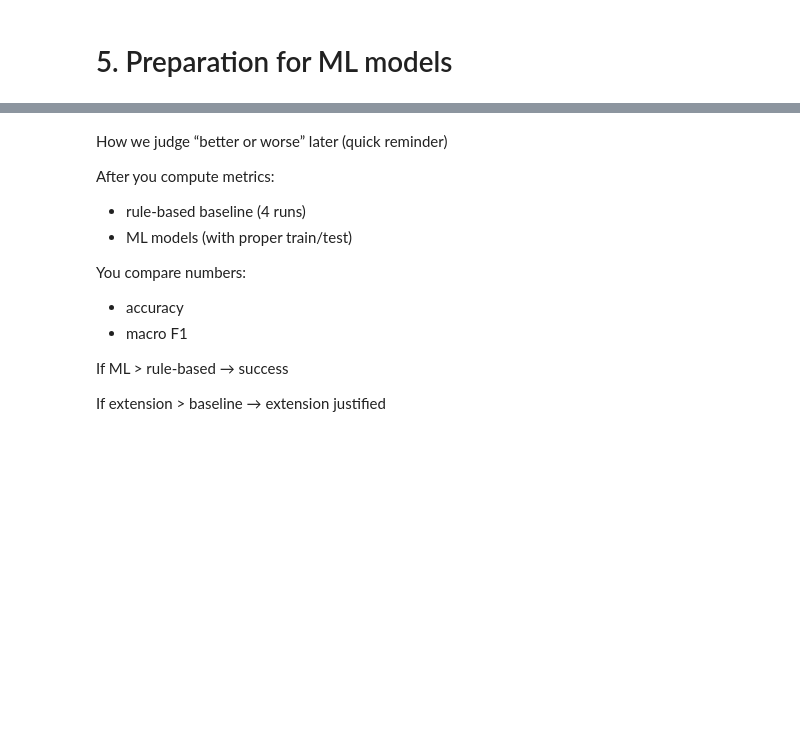
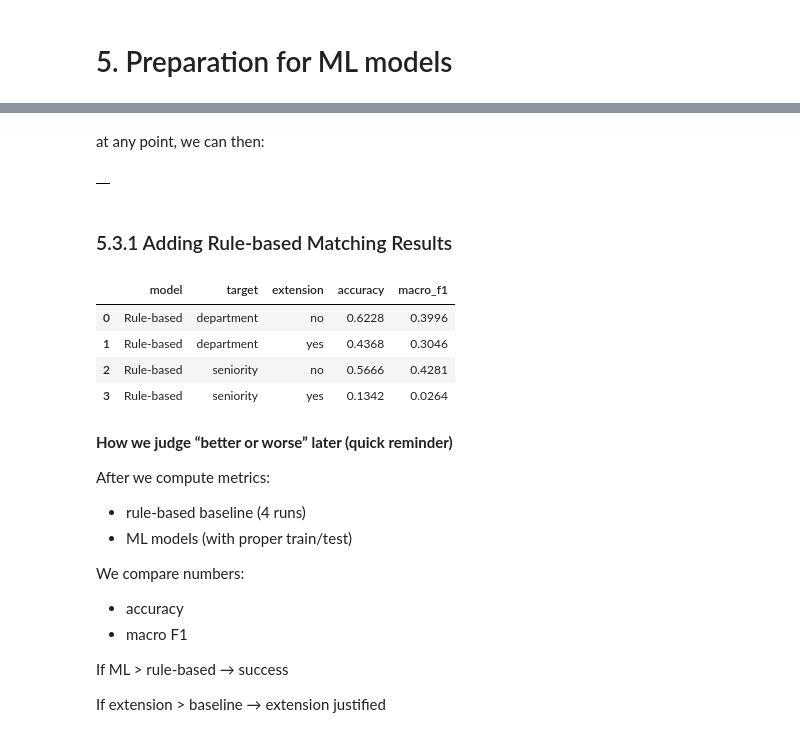
Before and after one commit to luisadosch/nlp-job-title-classification-benchmark-snapaddy, a Jupyter notebook: Untitled0.ipynb, the cells around one changed output, grey strips where cells are left out. Saved outputs shown, nothing was run; the diff lists cells and outputs as text; code cells hidden in the pictures; blank space fills up the shorter version.

```diff
--- a/Untitled0.ipynb
+++ b/Untitled0.ipynb
@@ -1620,0 +1720,20 @@ metrics_sen_base
+# %%
+results = []
+
+def add_result(model_name, target, extension, metrics):
+    results.append({
+        "model": model_name,
+        "target": target,
+        "extension": extension,
+        "accuracy": metrics["accuracy"],
+        "macro_f1": metrics["macro_f1"]
+    })
+# %% [markdown]
+at any point, we can then:
+# %%
+results_df = pd.DataFrame(results)
+results_df
+# %% [output]
+|  |
+# %% [markdown]
+### 5.3.1 Adding Rule-based Matching Results
@@ -1621,11 +1768,20 @@ metrics_sen_base
+# %%
+results_df = pd.DataFrame(results)
+results_df
+# %% [output]
+|  | model | target | extension | accuracy | macro_f1 |
+| 0 | Rule-based | department | no | 0.6228 | 0.3996 |
+| 1 | Rule-based | department | yes | 0.4368 | 0.3046 |
+| 2 | Rule-based | seniority | no | 0.5666 | 0.4281 |
+| 3 | Rule-based | seniority | yes | 0.1342 | 0.0264 |
 # %% [markdown]
-How we judge “better or worse” later (quick reminder)
+**How we judge “better or worse” later (quick reminder)**
 
-After you compute metrics:
+After we compute metrics:
 - rule-based baseline (4 runs)
 - ML models (with proper train/test)
 
-You compare numbers:
+We compare numbers:
 - accuracy
 - macro F1
 
```
Also changed, not shown: parts of 17 cells of this notebook.
